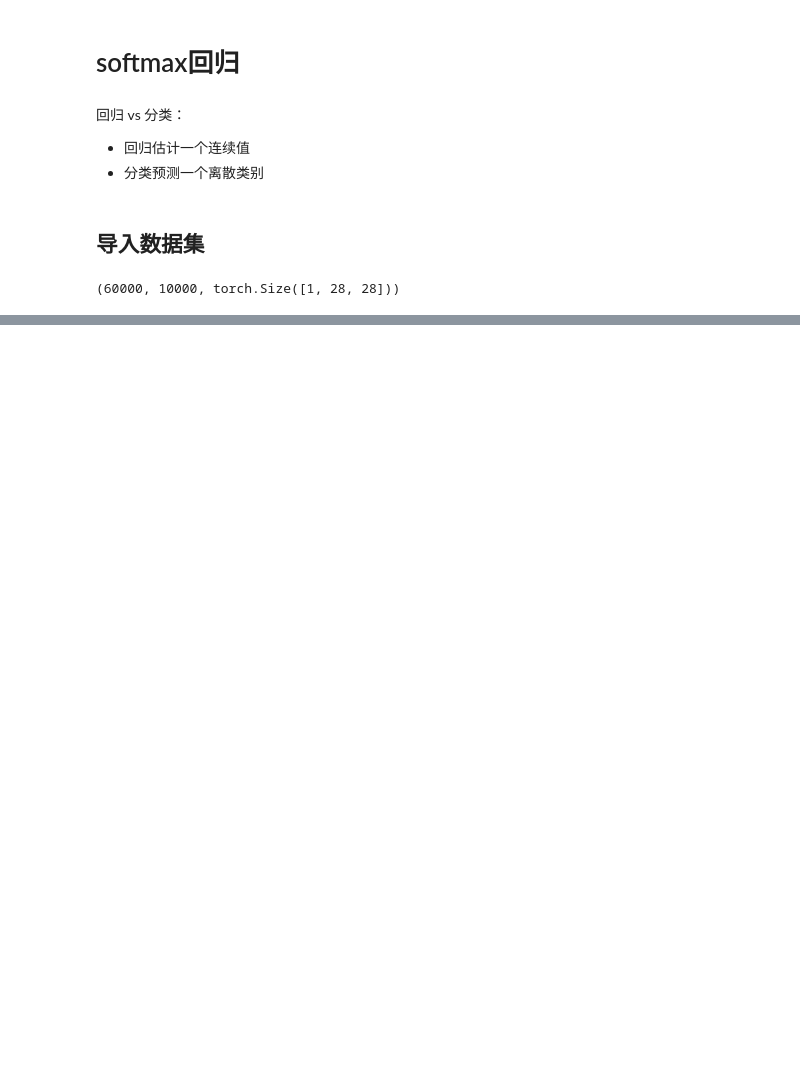
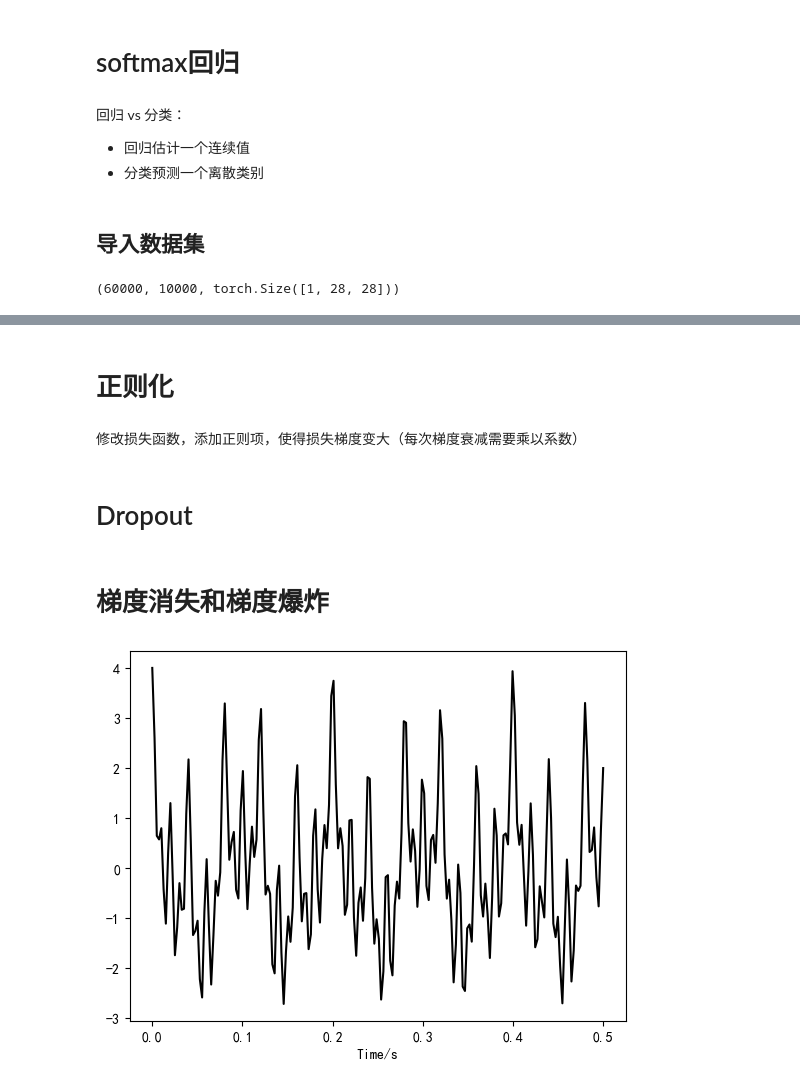
Before and after one commit to SiyueQ/-, a Jupyter notebook: deeplearning/动手学深度学习-checkpoint.ipynb, the cells around one changed output, grey strips where cells are left out. Drawn from its saved outputs; the diff is of its cells as text; code cells hidden in the pictures; blank space fills up the shorter version.

```diff
--- a/deeplearning/动手学深度学习-checkpoint.ipynb
+++ b/deeplearning/动手学深度学习-checkpoint.ipynb
@@ -275,0 +682,25 @@ len(mnist_train), len(mnist_test), mnist_train[0][0].shape # mnist_train[0][0]
+# %% [markdown]
+# 正则化
+# %% [markdown]
+修改损失函数，添加正则项，使得损失梯度变大（每次梯度衰减需要乘以系数）
+# %% [markdown]
+# Dropout
+# %% [markdown]
+# 梯度消失和梯度爆炸
+# %%
+import matplotlib.pyplot as plt
+plt.rcParams['font.sans-serif']=['SimHei']
+plt.rcParams['axes.unicode_minus']=False
+plt.figure()
+
+
+import numpy as np
+import math
+pa=math.pi
+x=np.linspace(0,0.5,200)
+y=np.cos(2*pa*10*x)+np.cos(2*pa*25*x)+np.cos(2*pa*50*x)+np.cos(2*pa*100*x)
+plt.xlabel('Time/s')
+plt.plot(x,y,'k-')
+plt.show()
+# %% [output]
+[figure, added]
```
Also changed, not shown: parts of 57 cells of this notebook, 1 other file.
